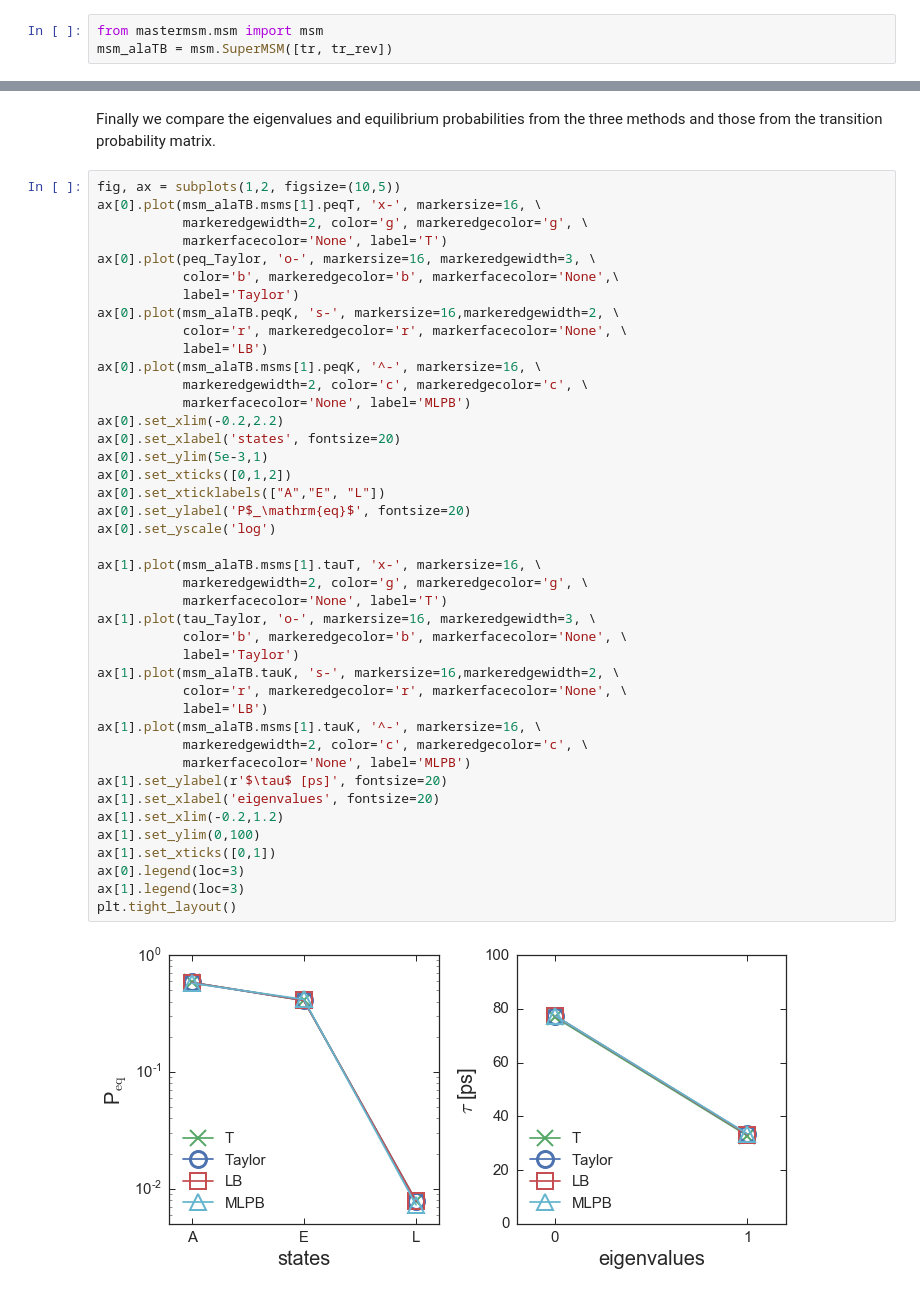
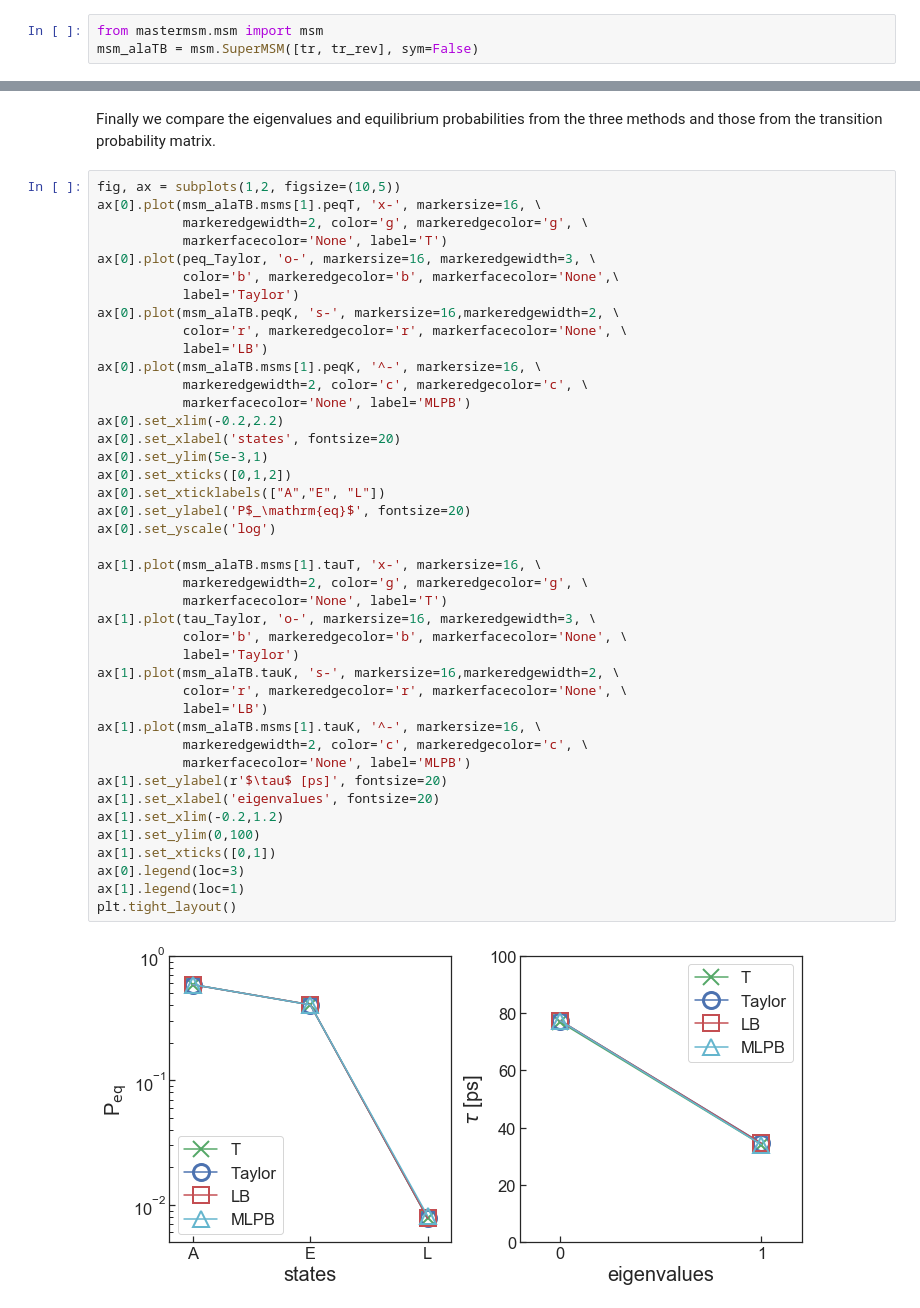
Before and after one commit to BioKT/MasterMSM, a Jupyter notebook: examples/alanine_dipeptide/ala_dipeptide_maxlike.ipynb, the cells around one changed output, grey strips where cells are left out. Drawn from its saved outputs; the diff is of its cells as text.

```diff
--- a/examples/alanine_dipeptide/ala_dipeptide_maxlike.ipynb
+++ b/examples/alanine_dipeptide/ala_dipeptide_maxlike.ipynb
@@ -38,6 +35,6 @@ tr_rev.distraj = [x for x in reversed(tr.distraj)]
 Using the discretized data we build the MSM invoking the `SuperMSM` class.
 # %%
 from mastermsm.msm import msm
-msm_alaTB = msm.SuperMSM([tr, tr_rev])
+msm_alaTB = msm.SuperMSM([tr, tr_rev], sym=False)
 # %% [output]
  Building MSM from
@@ -137,32 +111,32 @@ ax[0].plot(msm_alaTB.msms[1].peqK, '^-', markersize=16, \
            markeredgewidth=2, color='c', markeredgecolor='c', \
            markerfacecolor='None', label='MLPB')
 ax[0].set_xlim(-0.2,2.2)
 ax[0].set_xlabel('states', fontsize=20)
 ax[0].set_ylim(5e-3,1)
 ax[0].set_xticks([0,1,2])
 ax[0].set_xticklabels(["A","E", "L"])
 ax[0].set_ylabel('P$_\mathrm{eq}$', fontsize=20)
 ax[0].set_yscale('log')
 
 ax[1].plot(msm_alaTB.msms[1].tauT, 'x-', markersize=16, \
            markeredgewidth=2, color='g', markeredgecolor='g', \
            markerfacecolor='None', label='T')
 ax[1].plot(tau_Taylor, 'o-', markersize=16, markeredgewidth=3, \
            color='b', markeredgecolor='b', markerfacecolor='None', \
            label='Taylor')
 ax[1].plot(msm_alaTB.tauK, 's-', markersize=16,markeredgewidth=2, \
            color='r', markeredgecolor='r', markerfacecolor='None', \
            label='LB')
 ax[1].plot(msm_alaTB.msms[1].tauK, '^-', markersize=16, \
            markeredgewidth=2, color='c', markeredgecolor='c', \
            markerfacecolor='None', label='MLPB')
 ax[1].set_ylabel(r'$\tau$ [ps]', fontsize=20)
 ax[1].set_xlabel('eigenvalues', fontsize=20)
 ax[1].set_xlim(-0.2,1.2)
 ax[1].set_ylim(0,100)
 ax[1].set_xticks([0,1])
 ax[0].legend(loc=3)
-ax[1].legend(loc=3)
+ax[1].legend(loc=1)
 plt.tight_layout()
 # %% [output]
-[figure, old version]
+[figure, new version]
```
Also changed, not shown: parts of 6 cells of this notebook.
